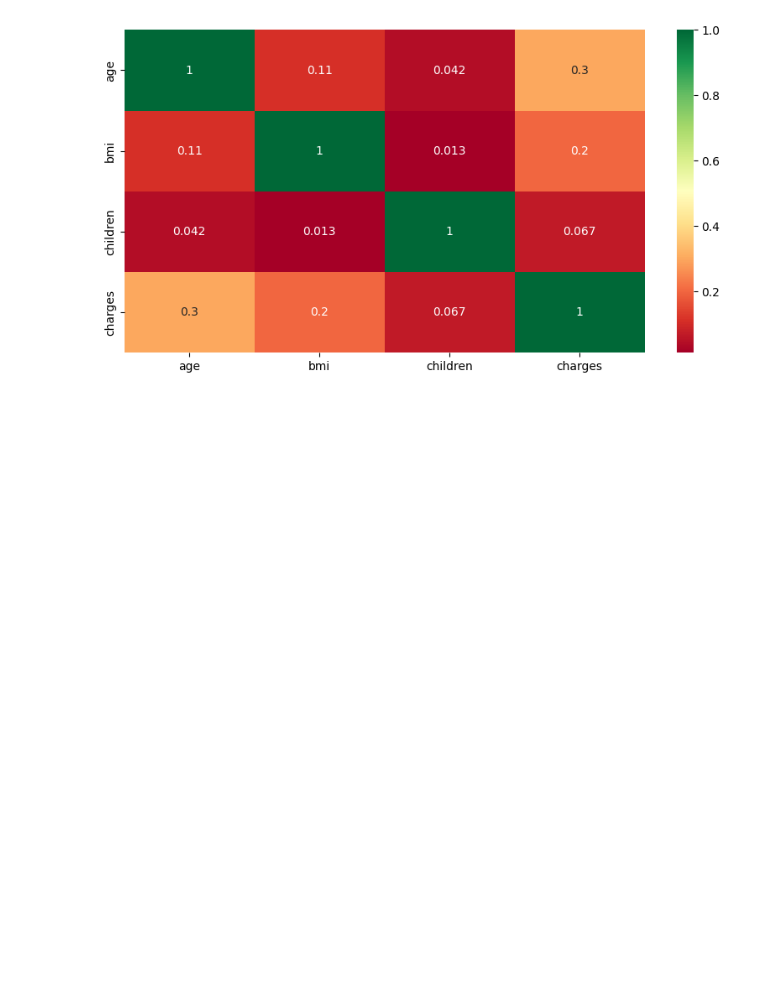
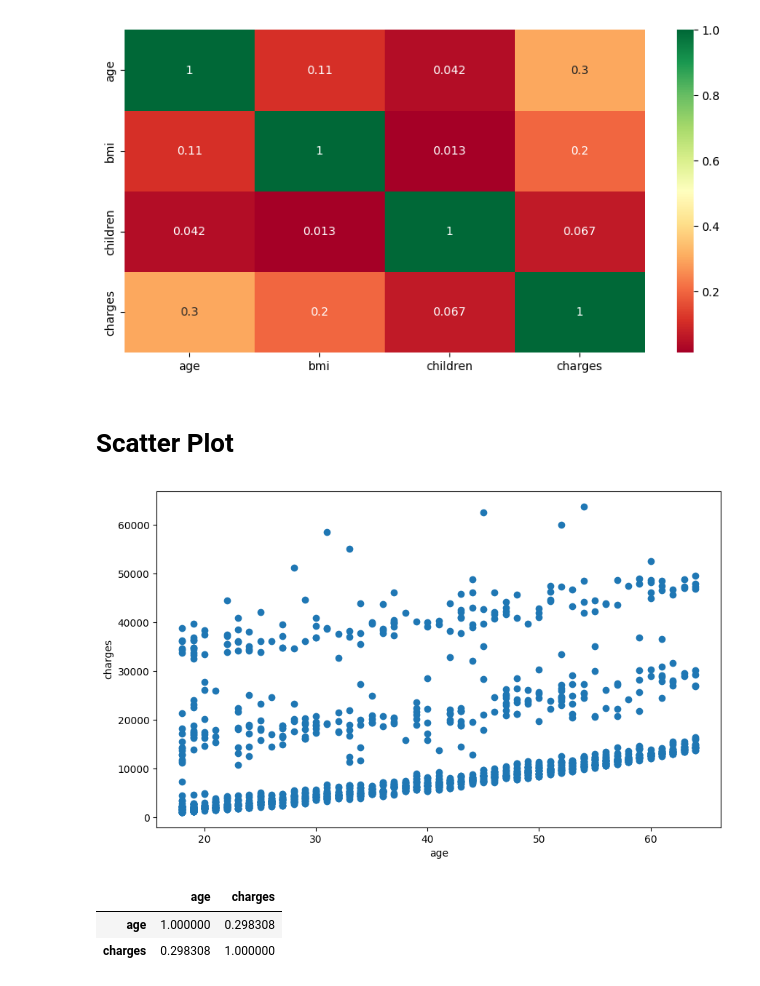
Before and after one commit to AryaWiratama26/EDA1, a Jupyter notebook: Belajar_EDA_1.ipynb, the cells around one changed output. Cells and saved outputs as stored; diff of their text form; code cells hidden in the pictures; blank space fills up the shorter version.

```diff
--- a/Belajar_EDA_1.ipynb
+++ b/Belajar_EDA_1.ipynb
@@ -178,0 +185,16 @@ c
+# %% [markdown]
+# Scatter Plot
+# %%
+fig, ax = plt.subplots(figsize=(10,6))
+ax.scatter(df['age'], df['charges'])
+ax.set_xlabel("age")
+ax.set_ylabel("charges")
+plt.show()
+# %% [output]
+[figure, added]
+# %%
+df[['age','charges']].corr()
+# %% [output]
+|  | age | charges |
+| age | 1.000000 | 0.298308 |
+| charges | 0.298308 | 1.000000 |
```
Also changed, not shown: parts of 1 cell of this notebook.
